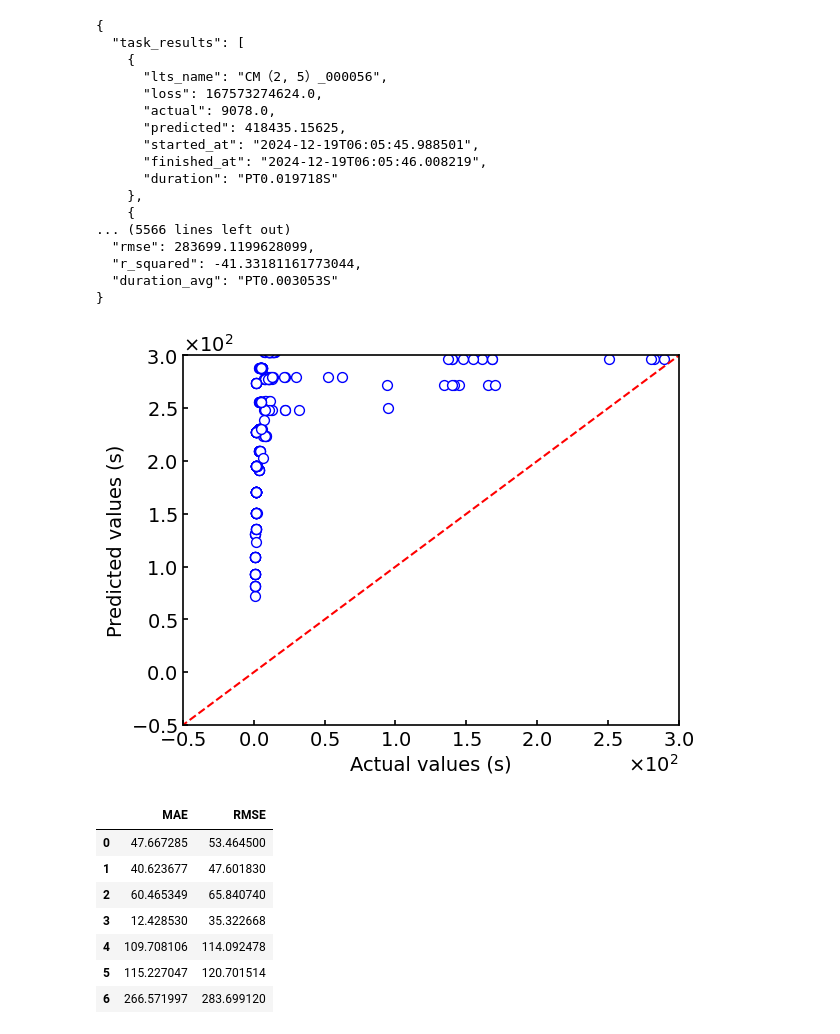
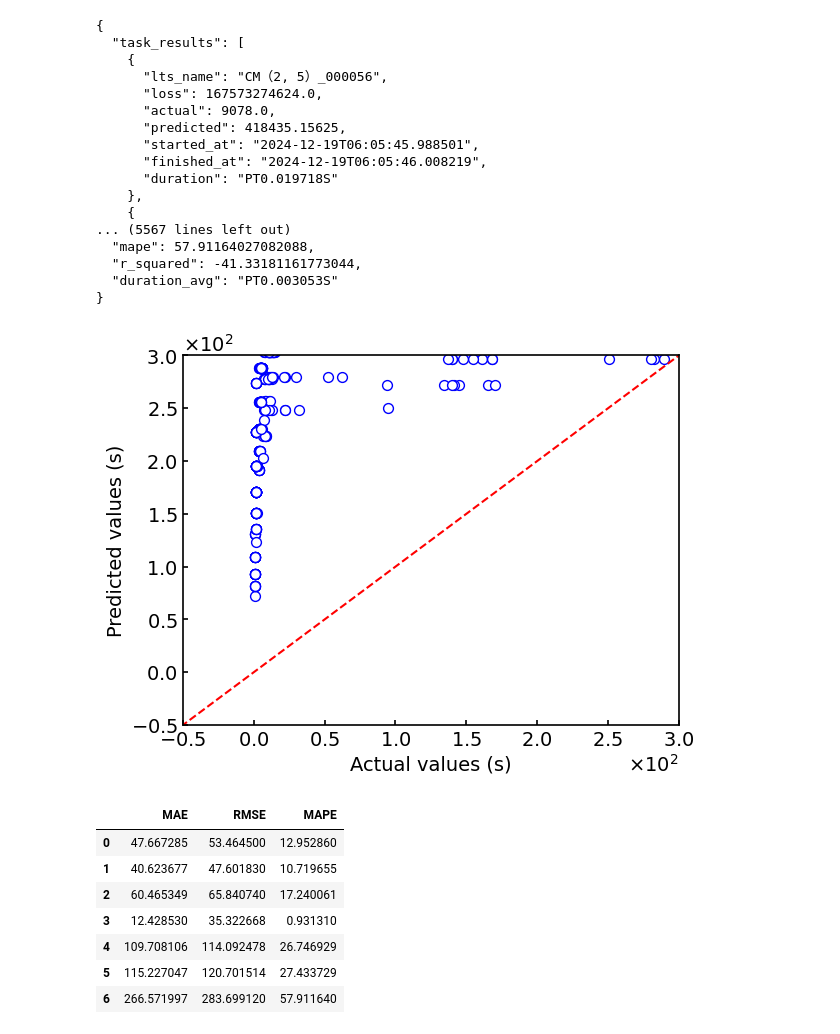
Before and after one commit to ITK13201/ml-dcs, a Jupyter notebook: ml-dcs/notebooks/evaluation_20241220/results/unknown_scenarios/calculation-time_CM.ipynb, the cells around one changed output. Drawn from its saved outputs; the diff is of its cells as text; code cells hidden in the pictures.

Commit message:
modify: added MAPE

```diff
--- a/ml-dcs/notebooks/evaluation_20241220/results/unknown_scenarios/calculation-time_CM.ipynb
+++ b/ml-dcs/notebooks/evaluation_20241220/results/unknown_scenarios/calculation-time_CM.ipynb
@@ -166,6 +172,7 @@ util.show()
 
 results_mae.append(data_model.result_at_best_accuracy.mae)
 results_rmse.append(data_model.result_at_best_accuracy.rmse)
+results_mape.append(data_model.result_at_best_accuracy.mape)
 EvaluationResult.from_simple_class(data_model).dataframe_div1000
 # %% [output]
 {
@@ -223,6 +230,7 @@ util.show()
 
 results_mae.append(data_model.mae)
 results_rmse.append(data_model.rmse)
+results_mape.append(data_model.mape)
 
 EvaluationResult.from_gnn_class(data_model).dataframe_div1000
 # %% [output]
@@ -281,6 +289,7 @@ util.show()
 
 results_mae.append(data_model.mae)
 results_rmse.append(data_model.rmse)
+results_mape.append(data_model.mape)
 # %% [output]
 {
   "task_results": [
@@ -324,6 +333,7 @@ util.show()
 
 results_mae.append(data_model.mae)
 results_rmse.append(data_model.rmse)
+results_mape.append(data_model.mape)
 # %% [output]
 {
   "task_results": [
@@ -337,8 +347,8 @@ results_rmse.append(data_model.rmse)
       "duration": "PT0.019718S"
     },
     {
-... (5566 lines left out)
-  "rmse": 283699.1199628099,
+... (5567 lines left out)
+  "mape": 57.91164027082088,
   "r_squared": -41.33181161773044,
   "duration_avg": "PT0.003053S"
 }
@@ -346,17 +356,18 @@ results_rmse.append(data_model.rmse)
 # %%
 # FOR TABLE
 import pandas as pd
 
 pd.DataFrame({
     "MAE": [v/1000 for v in results_mae],
-    "RMSE": [v/1000 for v in results_rmse]
+    "RMSE": [v/1000 for v in results_rmse],
+    "MAPE": results_mape
 })
 # %% [output]
-|  | MAE | RMSE |
-| 0 | 47.667285 | 53.464500 |
-| 1 | 40.623677 | 47.601830 |
-| 2 | 60.465349 | 65.840740 |
-| 3 | 12.428530 | 35.322668 |
-| 4 | 109.708106 | 114.092478 |
-| 5 | 115.227047 | 120.701514 |
-| 6 | 266.571997 | 283.699120 |
+|  | MAE | RMSE | MAPE |
+| 0 | 47.667285 | 53.464500 | 12.952860 |
+| 1 | 40.623677 | 47.601830 | 10.719655 |
+| 2 | 60.465349 | 65.840740 | 17.240061 |
+| 3 | 12.428530 | 35.322668 | 0.931310 |
+| 4 | 109.708106 | 114.092478 | 26.746929 |
+| 5 | 115.227047 | 120.701514 | 27.433729 |
+| 6 | 266.571997 | 283.699120 | 57.911640 |
```
Also changed, not shown: parts of 7 cells of this notebook, 19 other files.
